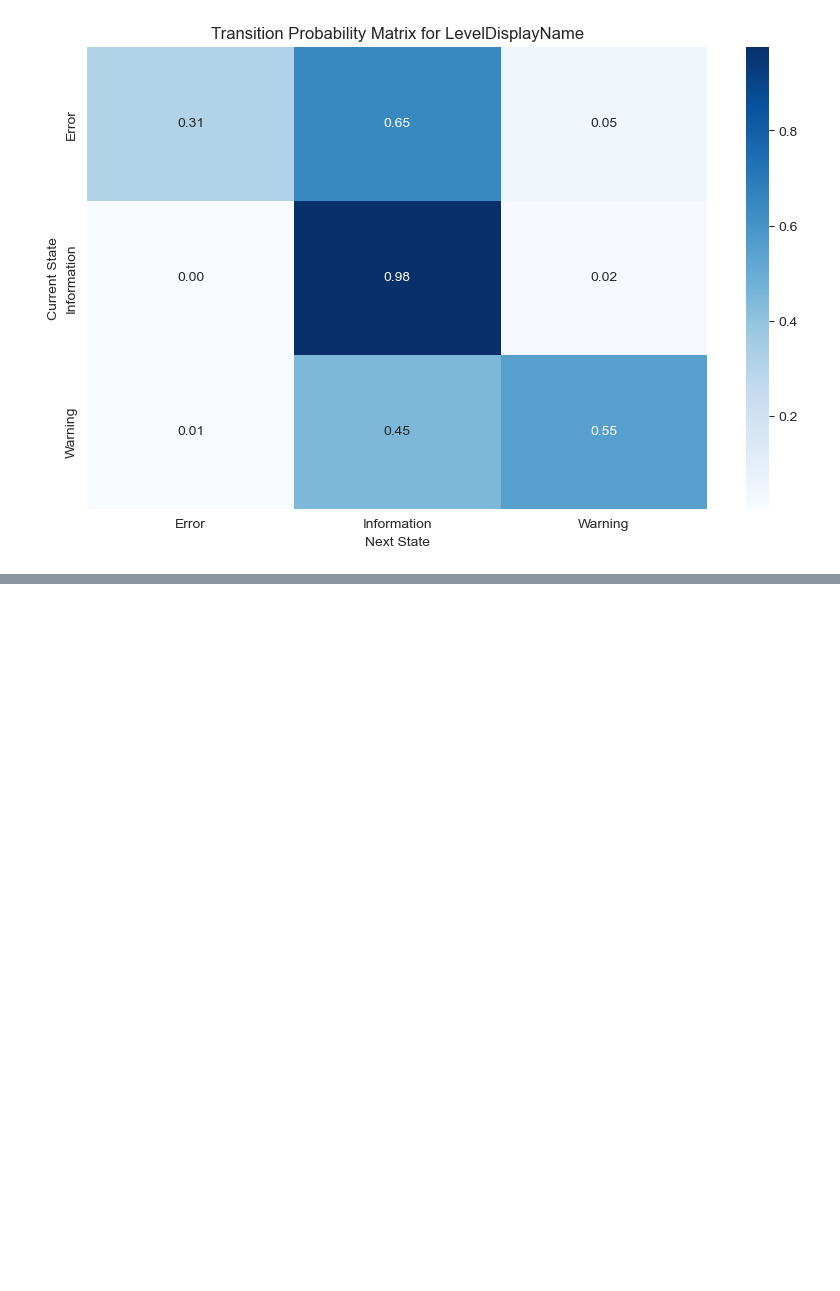
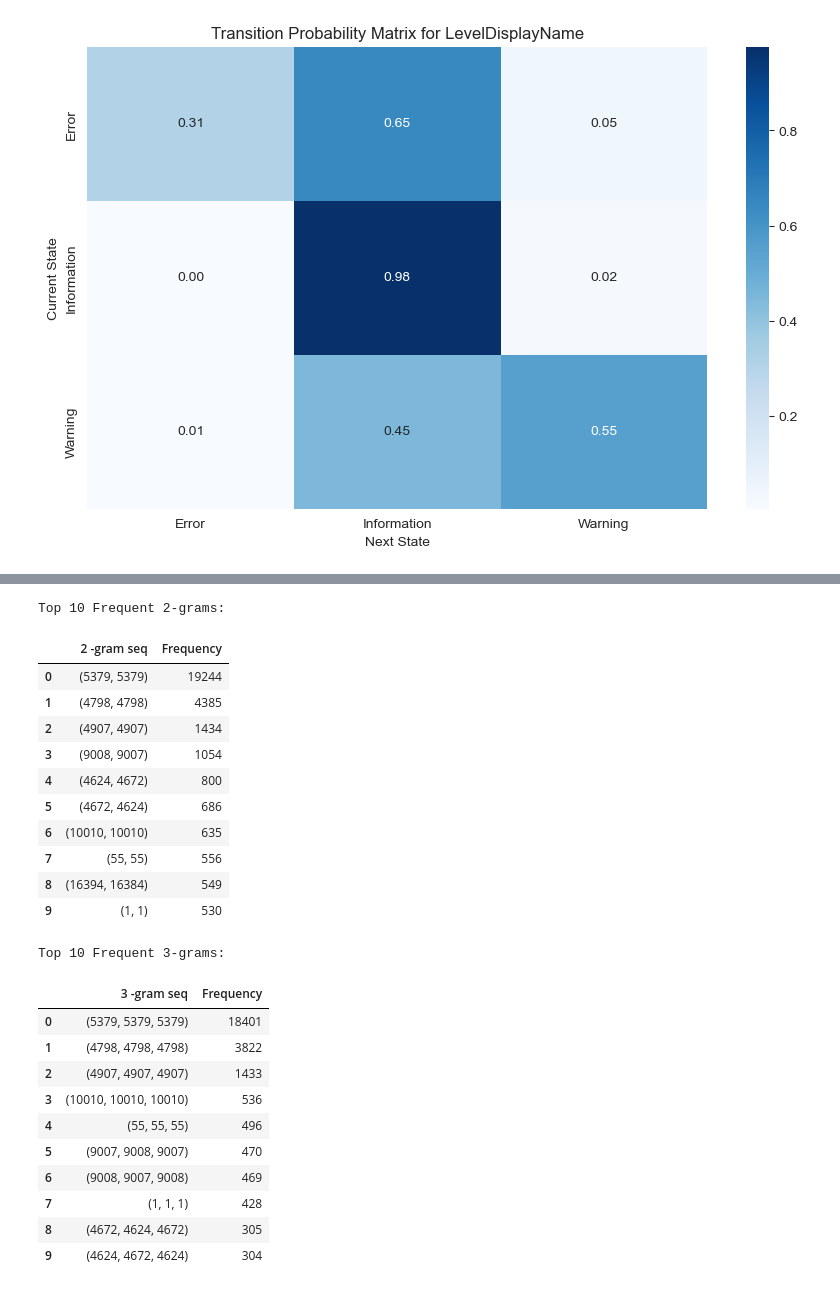
Before and after one commit to sahishnu111/WindowsLogAnalysis, a Jupyter notebook: windowsLogAnalysisEDA.ipynb, the cells around one changed output, grey strips where cells are left out. Drawn from its saved outputs; the diff is of its cells as text; code cells hidden in the pictures; blank space fills up the shorter version.

Commit message:
MARKOV AND SEQUENCE MINING DONE

```diff
--- a/windowsLogAnalysisEDA.ipynb
+++ b/windowsLogAnalysisEDA.ipynb
@@ -342,0 +353,54 @@ Transition Probability Matrix:
+# %%
+def generate_ngrams(sequence, n):
+    ''' generate seq of n grams'''
+
+    if not sequence or len(sequence) < n:
+        return []
+    #using tee
+    iterables = tee(iter(sequence), n)
+
+    for i, it in enumerate(iterables):
+        for _ in range(i):
+            next(it, None) # Consume elements
+    return zip(*iterables)
+
+n_grams = [2, 3]
+top_n_seq=10
+all_grams = {n: [] for n in n_grams}
+
+event_id_list_global= log_df['Id'].tolist()
+for n in n_grams:
+    all_grams[n].extend(list(generate_ngrams(event_id_list_global, n)))
+
+for n in n_grams:
+    if all_grams[n]:  # replaced the old 'if n_grams[n]:'
+        n_grams_counter = Counter(all_grams[n])
+        print(f"Top {top_n_seq} Frequent {n}-grams:")
+        df_ngrams = pd.DataFrame(n_grams_counter.most_common(top_n_seq),
+                                 columns=[f"{n} -gram seq", "Frequency"])
+        display(df_ngrams)
+# %% [output]
+Top 10 Frequent 2-grams:
+|  | 2 -gram seq | Frequency |
+| 0 | (5379, 5379) | 19244 |
+| 1 | (4798, 4798) | 4385 |
+| 2 | (4907, 4907) | 1434 |
+| 3 | (9008, 9007) | 1054 |
+| 4 | (4624, 4672) | 800 |
+| 5 | (4672, 4624) | 686 |
+| 6 | (10010, 10010) | 635 |
+| 7 | (55, 55) | 556 |
+| 8 | (16394, 16384) | 549 |
+| 9 | (1, 1) | 530 |
+Top 10 Frequent 3-grams:
+|  | 3 -gram seq | Frequency |
+| 0 | (5379, 5379, 5379) | 18401 |
+| 1 | (4798, 4798, 4798) | 3822 |
+| 2 | (4907, 4907, 4907) | 1433 |
+| 3 | (10010, 10010, 10010) | 536 |
+| 4 | (55, 55, 55) | 496 |
+| 5 | (9007, 9008, 9007) | 470 |
+| 6 | (9008, 9007, 9008) | 469 |
+| 7 | (1, 1, 1) | 428 |
+| 8 | (4672, 4624, 4672) | 305 |
+| 9 | (4624, 4672, 4624) | 304 |
```
Also changed, not shown: parts of 2 cells of this notebook.
